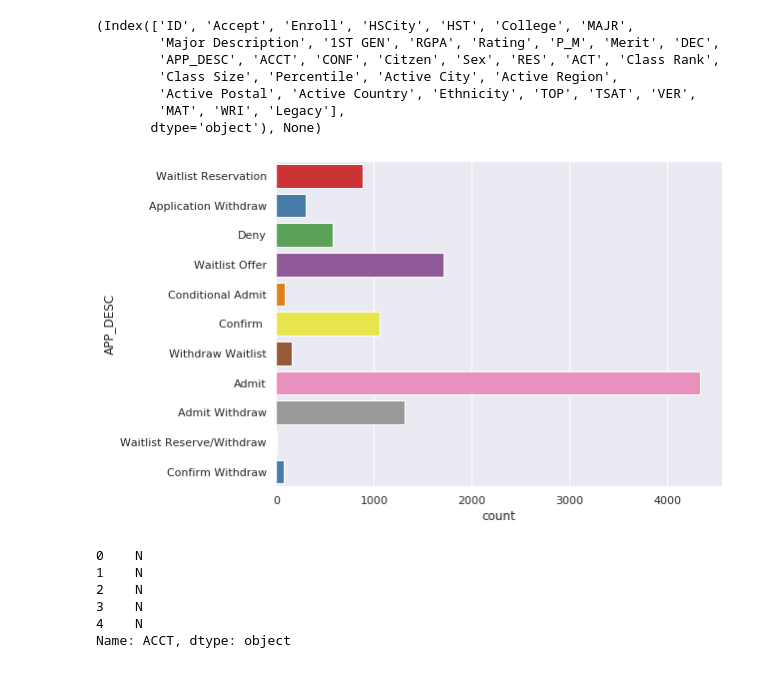
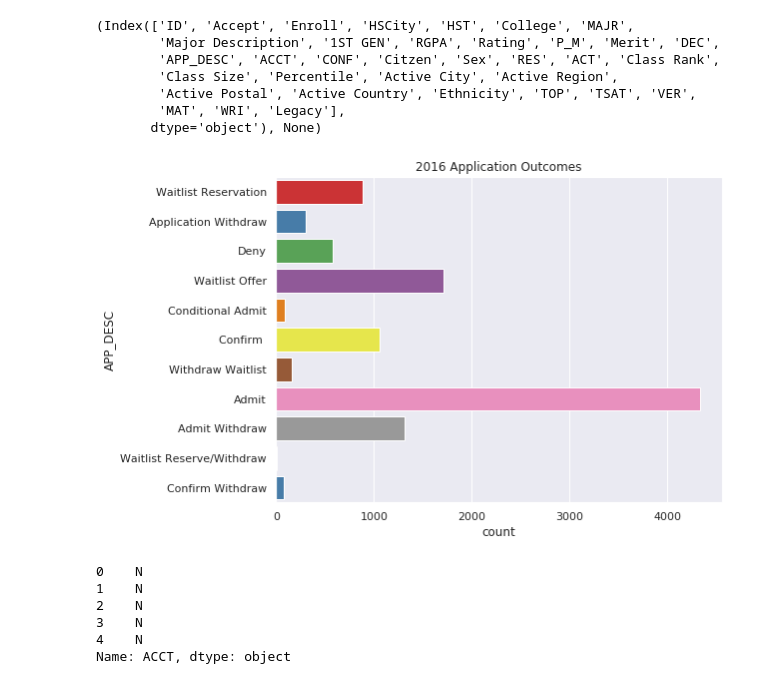
Before and after one commit to Kerry-Clarke/ba590_capstone, a Jupyter notebook: admissions_EDA.ipynb, the cells around one changed output. Cells and saved outputs as stored; diff of their text form; code cells hidden in the pictures.

```diff
--- a/admissions_EDA.ipynb
+++ b/admissions_EDA.ipynb
@@ -223,10 +227,12 @@ memory usage: 3.0+ MB
 # %%
 fig = plt.figure(figsize=(8,6))
 ax = sns.countplot(y="APP_DESC", data=df16, palette='Set1',hue_order='APP_DESC')
-                  #order=['Admit','Admit Withdraw','Confirm','Withdraw Waitlist','Waitlist Offer','Deny','Application Withdraw',
-                   #         'Confirm Withdraw','Conditional Admit','Waitlist Reserve/Withdraw','Waitlist Reservation'])
+                 # order=['Admit','Admit Withdraw','Confirm','Withdraw Waitlist','Waitlist Offer','Deny','Application Withdraw',
+                  #          'Confirm Withdraw','Conditional Admit','Waitlist Reserve/Withdraw','Waitlist Reservation'])
+plt.title('2016 Application Outcomes')
+plt.savefig('images/2016_DESC.PNG')
 # %% [output]
-[figure, old version]
+[figure, new version]
 # %%
 df16['ACCT'].replace(to_replace=' ', value=np.nan, inplace=True)
 df16['ACCT'].fillna('N', inplace=True)
```
Also changed, not shown: parts of 10 cells of this notebook, 7 other files.
